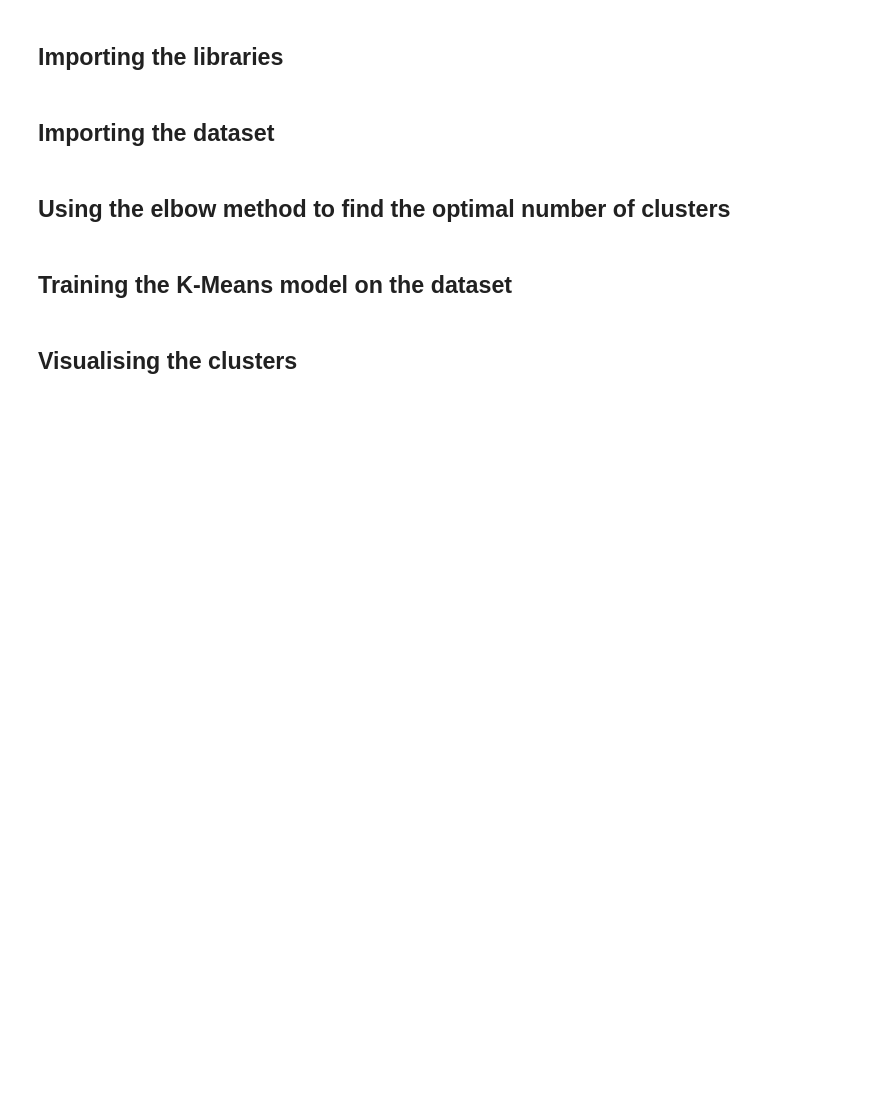
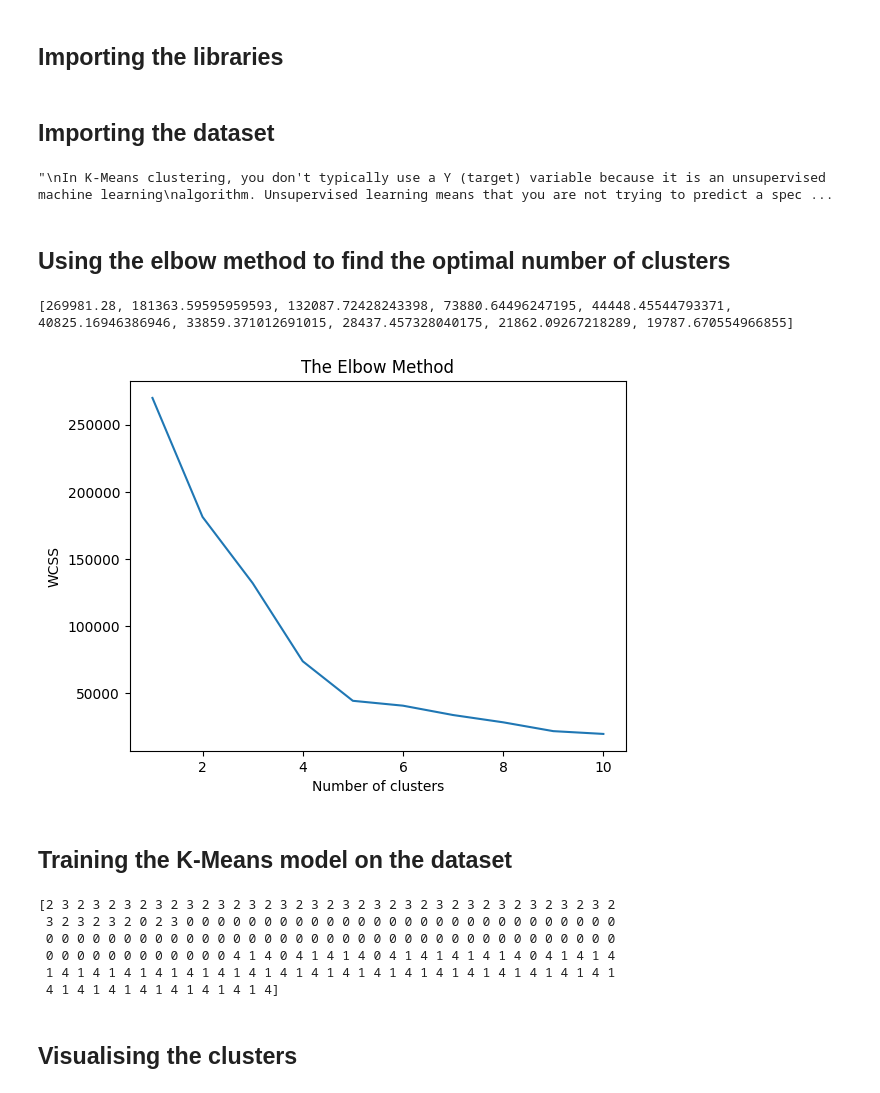
Before and after one commit to damianstone/ML-algorithms, a Jupyter notebook: 4-clustering/K-means/k_means_clustering.ipynb, the cells around one changed output. Cells and saved outputs as stored; diff of their text form; code cells hidden in the pictures; blank space fills up the shorter version.

Commit message:
k-means clustering

```diff
--- a/4-clustering/K-means/k_means_clustering.ipynb
+++ b/4-clustering/K-means/k_means_clustering.ipynb
@@ -14,6 +11,62 @@ X = dataset.iloc[:, [3, 4]].values
+# %%
+dataset = pd.read_csv('Mall_Customers.csv')
+
+# just anual income and spending score because teaching purposes (be able to plut the clusters)
+X = dataset.iloc[:, [3, 4]].values
+
+"""
+In K-Means clustering, you don't typically use a Y (target) variable because it is an unsupervised machine learning
+algorithm. Unsupervised learning means that you are not trying to predict a specific outcome or label. Instead, the
+goal of K-Means is to find natural groupings or clusters within the data based on the similarities or distances
+between data points
+"""
+# %% [output]
+"\nIn K-Means clustering, you don't typically use a Y (target) variable because it is an unsupervised machine learning\nalgorithm. Unsupervised learning means that you are not trying to predict a spec ...
 # %% [markdown]
 ## Using the elbow method to find the optimal number of clusters
+# %%
+from sklearn.cluster import KMeans
+
+wcss = []
+
+for i in range(1, 11):
+    kmeans = KMeans(n_clusters=i, init='k-means++', random_state=42, n_init='auto')
+    # training the kmeans algo
+    kmeans.fit(X)
+    wcss.append(kmeans.inertia_)
+
+print(wcss)
+# %% [output]
+[269981.28, 181363.59595959593, 132087.72428243398, 73880.64496247195, 44448.45544793371, 40825.16946386946, 33859.371012691015, 28437.457328040175, 21862.09267218289, 19787.670554966855]
+# %%
+plt.plot(range(1, 11), wcss)
+plt.title('The Elbow Method')
+plt.xlabel('Number of clusters')
+plt.ylabel('WCSS')
+plt.show()
+
+"""
+We need to choose the number that start making the line on the graph more flat
+In this case its beetween 4-6 = 5
+So the optimal number of clusters for this dataset is 5
+"""
+# %% [output]
+[figure, added]
 # %% [markdown]
 ## Training the K-Means model on the dataset
+# %%
+k = KMeans(n_clusters=5, init='k-means++', random_state=42, n_init='auto')
+
+# train + return the dependent variable (y)
+y_kmeans = k.fit_predict(X)
+
+print(y_kmeans)
+# %% [output]
+[2 3 2 3 2 3 2 3 2 3 2 3 2 3 2 3 2 3 2 3 2 3 2 3 2 3 2 3 2 3 2 3 2 3 2 3 2
+ 3 2 3 2 3 2 0 2 3 0 0 0 0 0 0 0 0 0 0 0 0 0 0 0 0 0 0 0 0 0 0 0 0 0 0 0 0
+ 0 0 0 0 0 0 0 0 0 0 0 0 0 0 0 0 0 0 0 0 0 0 0 0 0 0 0 0 0 0 0 0 0 0 0 0 0
+ 0 0 0 0 0 0 0 0 0 0 0 0 4 1 4 0 4 1 4 1 4 0 4 1 4 1 4 1 4 1 4 0 4 1 4 1 4
+ 1 4 1 4 1 4 1 4 1 4 1 4 1 4 1 4 1 4 1 4 1 4 1 4 1 4 1 4 1 4 1 4 1 4 1 4 1
+ 4 1 4 1 4 1 4 1 4 1 4 1 4 1 4]
 # %% [markdown]
 ## Visualising the clusters
```
Also changed, not shown: parts of 2 cells of this notebook, 1 other file.
